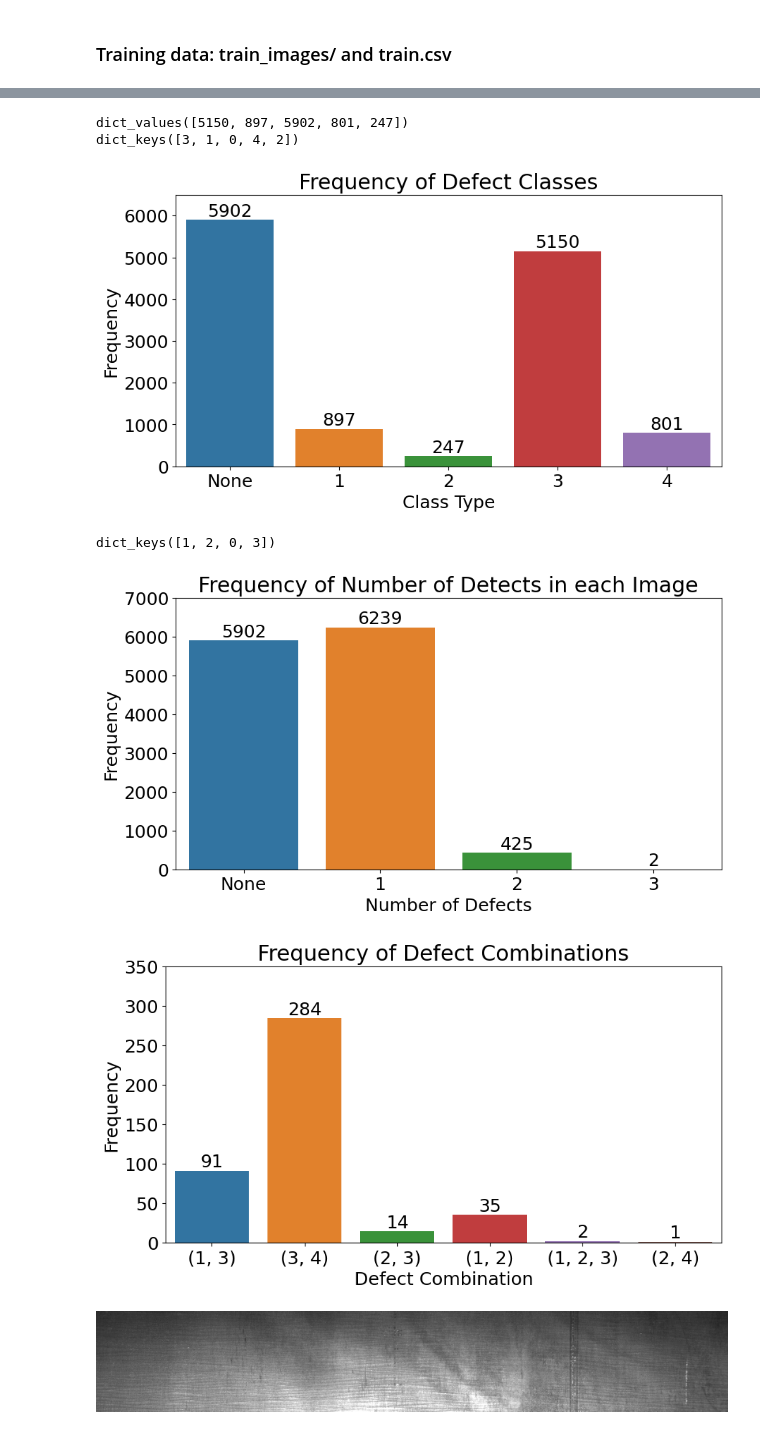
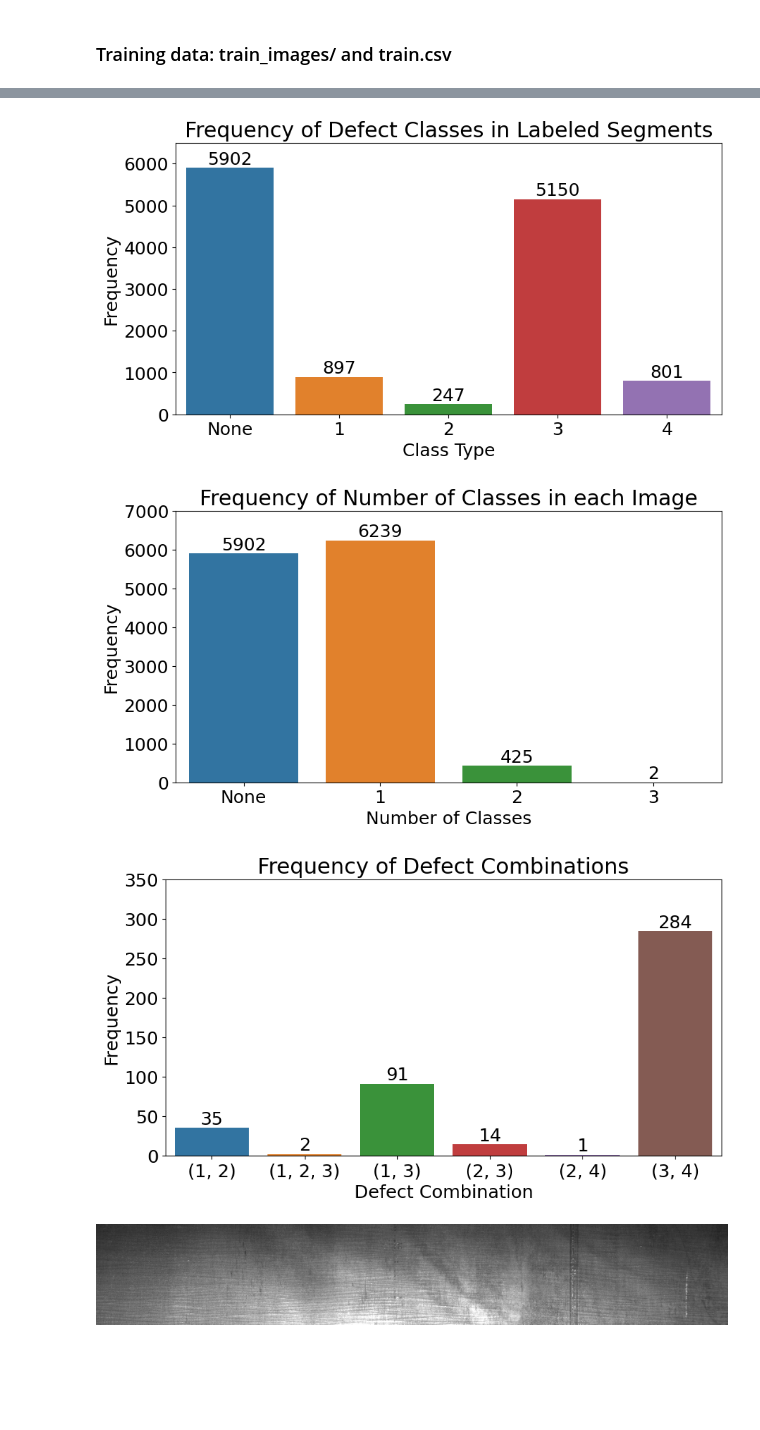
Before and after one commit to vpdsml/steeldefects, a Jupyter notebook: eda/modified-clear-mask-visualization-and-simple-eda.ipynb, the cells around one changed output, grey strips where cells are left out. Drawn from its saved outputs; the diff is of its cells as text; code cells hidden in the pictures; blank space fills up the shorter version.

Commit message:
improved plotting clarity

```diff
--- a/eda/modified-clear-mask-visualization-and-simple-eda.ipynb
+++ b/eda/modified-clear-mask-visualization-and-simple-eda.ipynb
@@ -107,10 +106,9 @@ defaultdict(<function <lambda> at 0x...>, {3: 5150, 1: 897, 0: 5902, 4: 801, 2:
 # %%
 # plot frequency of defect classes
 fig, ax = plt.subplots(figsize=(10,5))
-print(n_class.values())
-print(n_class.keys())
-sns.barplot(x=[3,1,0,4,2], y=list(n_class.values()), ax=ax)
-ax.set_title("Frequency of Defect Classes")
+sorted_n_class = dict(sorted(n_class.items()))
+sns.barplot(x=list(sorted_n_class.keys()), y=list(sorted_n_class.values()), ax=ax)
+ax.set_title("Frequency of Defect Classes in Labeled Segments")
 labels = [item.get_text() for item in ax.get_xticklabels()]
 labels[0] = 'None'
 ax.set_xticklabels(labels)
@@ -120,41 +118,39 @@ ax.bar_label(ax.containers[0])
 ax.set_ylim(0,6500)
 plt.show()
 # %% [output]
-dict_values([5150, 897, 5902, 801, 247])
-dict_keys([3, 1, 0, 4, 2])
-[figure, old version]
+[figure, new version]
 # %%
 # frequency of number defect per image
 fig, ax = plt.subplots(figsize=(10,5))
-print(n_defects.keys())
-sns.barplot(x=[1,2,0,3], y=list(n_defects.values()), ax=ax)
-ax.set_title("Frequency of Number of Detects in each Image")
+sorted_n_defects = dict(sorted(n_defects.items()))
+sns.barplot(x=list(sorted_n_defects.keys()), y=list(sorted_n_defects.values()), ax=ax)
+ax.set_title("Frequency of Number of Classes in each Image")
 labels = [item.get_text() for item in ax.get_xticklabels()]
 labels[0] = 'None'
 ax.set_xticklabels(labels)
-ax.set_xlabel("Number of Defects")
+ax.set_xlabel("Number of Classes")
 ax.set_ylabel("Frequency")
 ax.set_ylim(0,7000)
 ax.bar_label(ax.containers[0])
 plt.show()
 # %% [output]
-dict_keys([1, 2, 0, 3])
-[figure, old version]
+[figure, new version]
 # %%
 # frequency of number defect per image
 fig, ax = plt.subplots(figsize=(10,5))
-keys = [str(key) for key in n_combos.keys()]
-sns.barplot(x=keys, y=list(n_combos.values()), ax=ax)
+sorted_n_combos = dict(sorted(n_combos.items()))
+keys = [str(key) for key in sorted_n_combos.keys()]
+sns.barplot(x=keys, y=list(sorted_n_combos.values()), ax=ax)
 ax.set_title("Frequency of Defect Combinations")
 labels = [item.get_text() for item in ax.get_xticklabels()]
 ax.set_xticklabels(labels)
 ax.set_xlabel("Defect Combination")
 ax.set_ylabel("Frequency")
 ax.set_ylim(0,350)
 ax.bar_label(ax.containers[0])
 plt.show()
 # %% [output]
-[figure, old version]
+[figure, new version]
 # %%
 Image.open(Path(input_dir,'train_images',train_images[0]))
 # %% [output]
```
Also changed, not shown: parts of 4 cells of this notebook.
